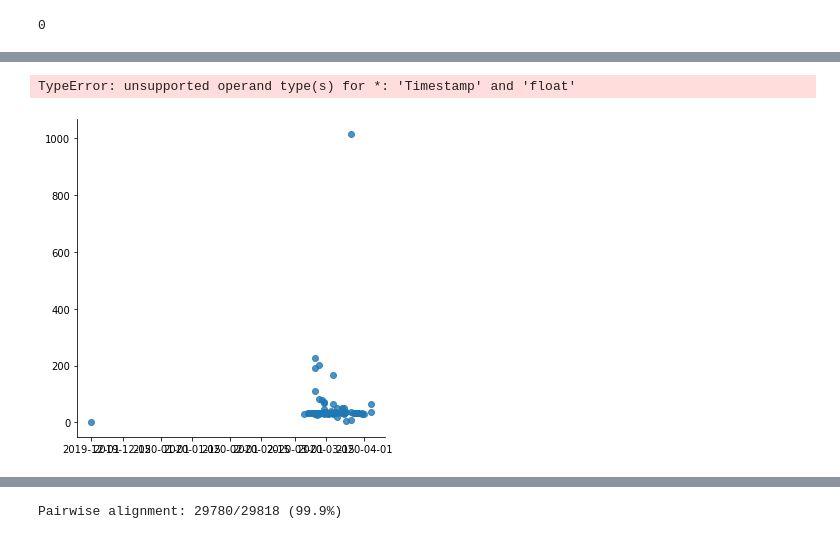
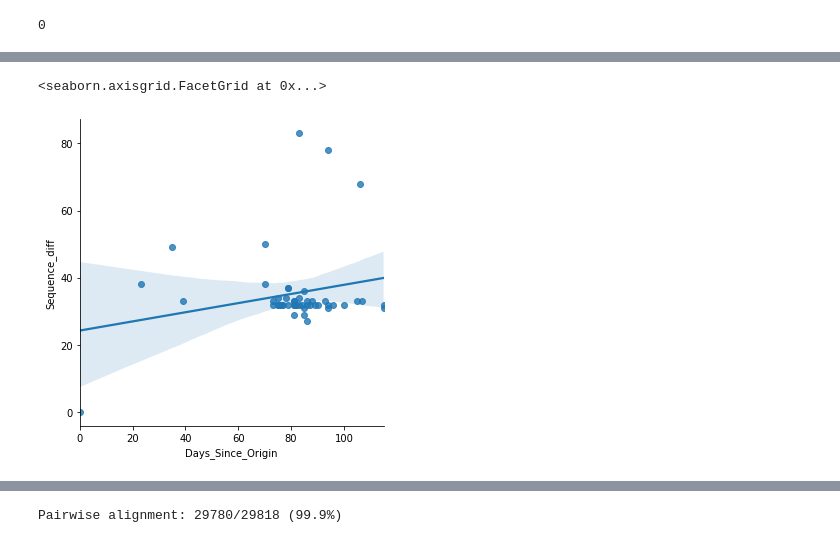
Before and after one commit to lukexyz/DNA-Toolbox, a Jupyter notebook: notebooks/03-COVID19-GlobalAnalysis.ipynb, the cells around one changed output, grey strips where cells are left out. Cells and saved outputs as stored; diff of their text form; code cells hidden in the pictures.

Commit message:
plot sequence diff vs. days since origin sample

```diff
--- a/notebooks/03-COVID19-GlobalAnalysis.ipynb
+++ b/notebooks/03-COVID19-GlobalAnalysis.ipynb
@@ -78,20 +78,24 @@ COVID-19 DNA Sequences: 3632
 #### 3. Create dataset
 # %%
 %%time
-n_samples = 100
 
-keep_cols = ['Accession', 'Geo_Location', 'Collection_Date']
+def load_dataset(n_samples='full'):
+    keep_cols = ['Accession', 'Geo_Location', 'Collection_Date']
+    if n_samples not 'full':
+        df = pd.concat([pd.read_csv('../data/NCBI_sequences_metadata.csv', nrows=1),
+                        pd.read_csv('../data/NCBI_sequences_metadata.csv') \
+                          .sample(n_samples-1, random_state=1)])[keep_cols]
+    else:
+        df = pd.concat([pd.read_csv('../data/NCBI_sequences_metadata.csv'
+    df['Collection_Date'] = pd.to_datetime(df.Collection_Date)
+    df.at[0, 'Collection_Date'] = pd.to_datetime('2019-12-29')
+    df = df.sort_values('Collection_Date', ascending=True).reset_index(drop=True)
+    df['Days_Since_Origin'] = (df['Collection_Date'] - pd.to_datetime('2019-12-29')).dt.days
+    df['Seq'] = [data[rec].seq for rec in list(data)[:n_samples]]
+    df['Len'] = df.Seq.apply(lambda x: len(x))
+    df['Proteins'] = df.Seq.apply(lambda s: len(s.translate()))
+    return df
 
-df = pd.concat([pd.read_csv('../data/NCBI_sequences_metadata.csv', nrows=1),
-                pd.read_csv('../data/NCBI_sequences_metadata.csv') \
-                  .sample(n_samples-1, random_state=1)])[keep_cols]
-
-df['Collection_Date'] = pd.to_datetime(df.Collection_Date)
-df.at[0, 'Collection_Date'] = pd.to_datetime('2019-12-29')
-df = df.sort_values('Collection_Date', ascending=True)
-df['Days_Since_Origin'] = df['Collection_Date'] - pd.to_datetime('2019-12-29')
-df['Seq'] = [data[rec].seq for rec in list(data)[:n_samples]]
-df['Len'] = df.Seq.apply(lambda x: len(x))
-df['Proteins'] = df.Seq.apply(lambda s: len(s.translate()))
+load_dataset(n_samples=50)
 df.head()
 # %% [output]
@@ -188,7 +137,7 @@ df.head()
 # %%
 #ax = sns.scatterplot(data=df[['Collection_Date', 'Sequence_diff']].sort_values('Collection_Date', ascending=True))
 
-sns.lmplot(x="Collection_Date", y="Sequence_diff", data=df)
+sns.lmplot(x="Days_Since_Origin", y="Sequence_diff", data=df)
 # %% [output]
-TypeError: unsupported operand type(s) for *: 'Timestamp' and 'float'
+<seaborn.axisgrid.FacetGrid at 0x...>
-[figure, old version]
+[figure, new version]
```
Also changed, not shown: parts of 11 cells of this notebook.
